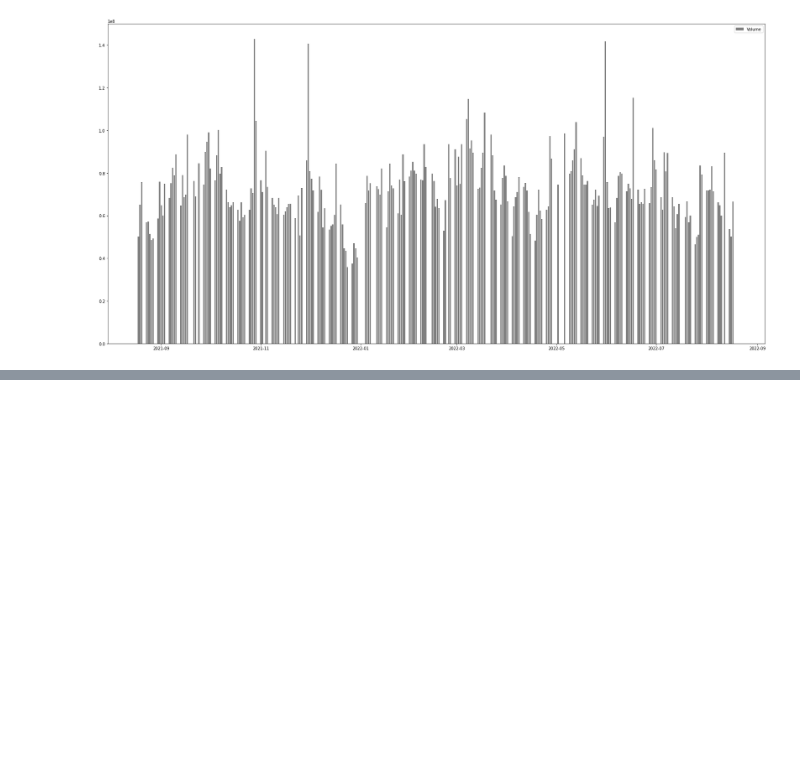
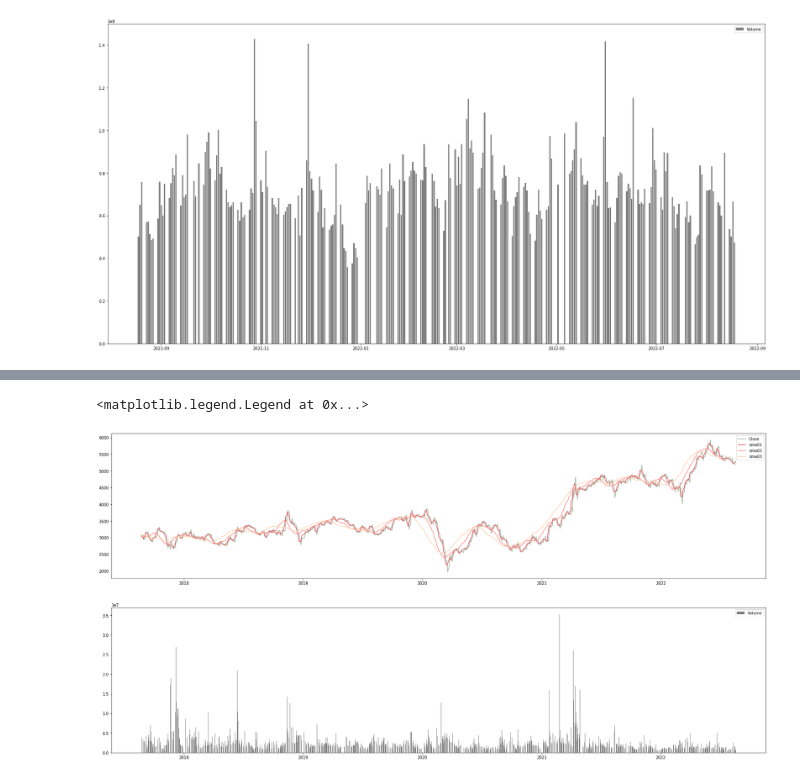
Before and after one commit to ta-commits/ta, a Jupyter notebook: Test.ipynb, the cells around one changed output, grey strips where cells are left out. Drawn from its saved outputs; the diff is of its cells as text; code cells hidden in the pictures; blank space fills up the shorter version.

```diff
--- a/Test.ipynb
+++ b/Test.ipynb
@@ -225,3 +344,38 @@ company_code = '42600.JP'
+# %%
+start = '2021-10-01'
+end = '2022-08-18'
+company_code = '6502.JP'
+# %%
+#fastretailing
+df = df[(df.index>=start) & (df.index<=end)]
+df = data.DataReader(company_code, 'stooq')
+
+date=df.index
+price=df['Close']
+
+span01=5
+span02=25
+span03=50
+
+df['sma01'] = price.rolling(window=span01).mean()
+df['sma02'] = price.rolling(window=span02).mean()
+df['sma03'] = price.rolling(window=span03).mean()
+
+plt.figure(figsize=(30, 15))
+plt.subplot(2,1,1)
+
+plt.plot(date,price,label='Close',color='#99b898')
+plt.plot(date,df['sma01'],label='sma01',color='#e84a5f')
+plt.plot(date,df['sma02'],label='sma02',color='#ff847c')
+plt.plot(date,df['sma03'],label='sma03',color='#feceab')
+plt.legend()
+
+plt.subplot(2,1,2)
+plt.bar(date,df['Volume'],label='Volume',color='gray')
+plt.legend()
+# %% [output]
+<matplotlib.legend.Legend at 0x...>
+[figure, added]
 # %%
 def company_stock(start,end,company_code):
     df = data.DataReader(company_code, 'stooq')
```
Also changed, not shown: parts of 22 cells of this notebook.
